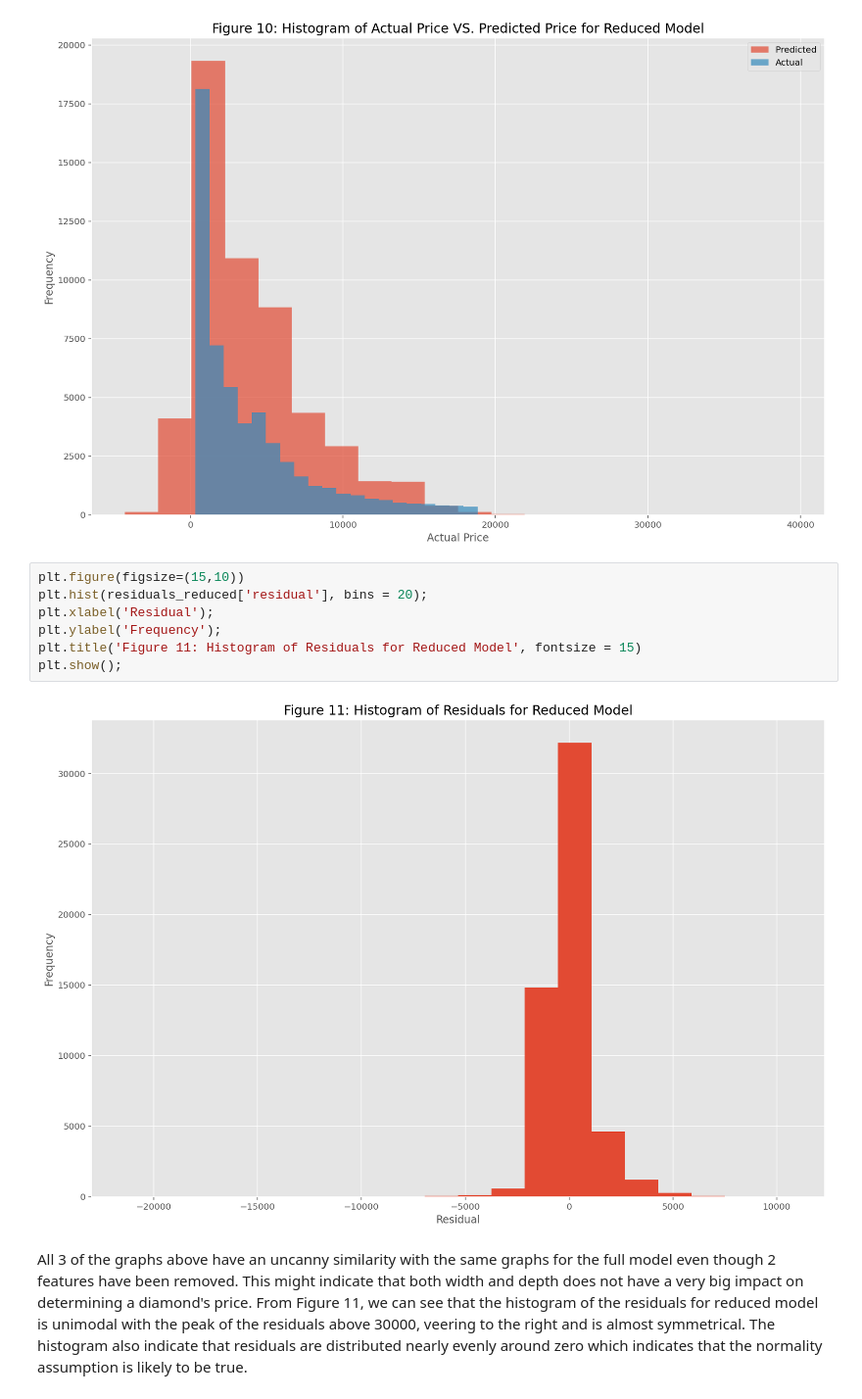
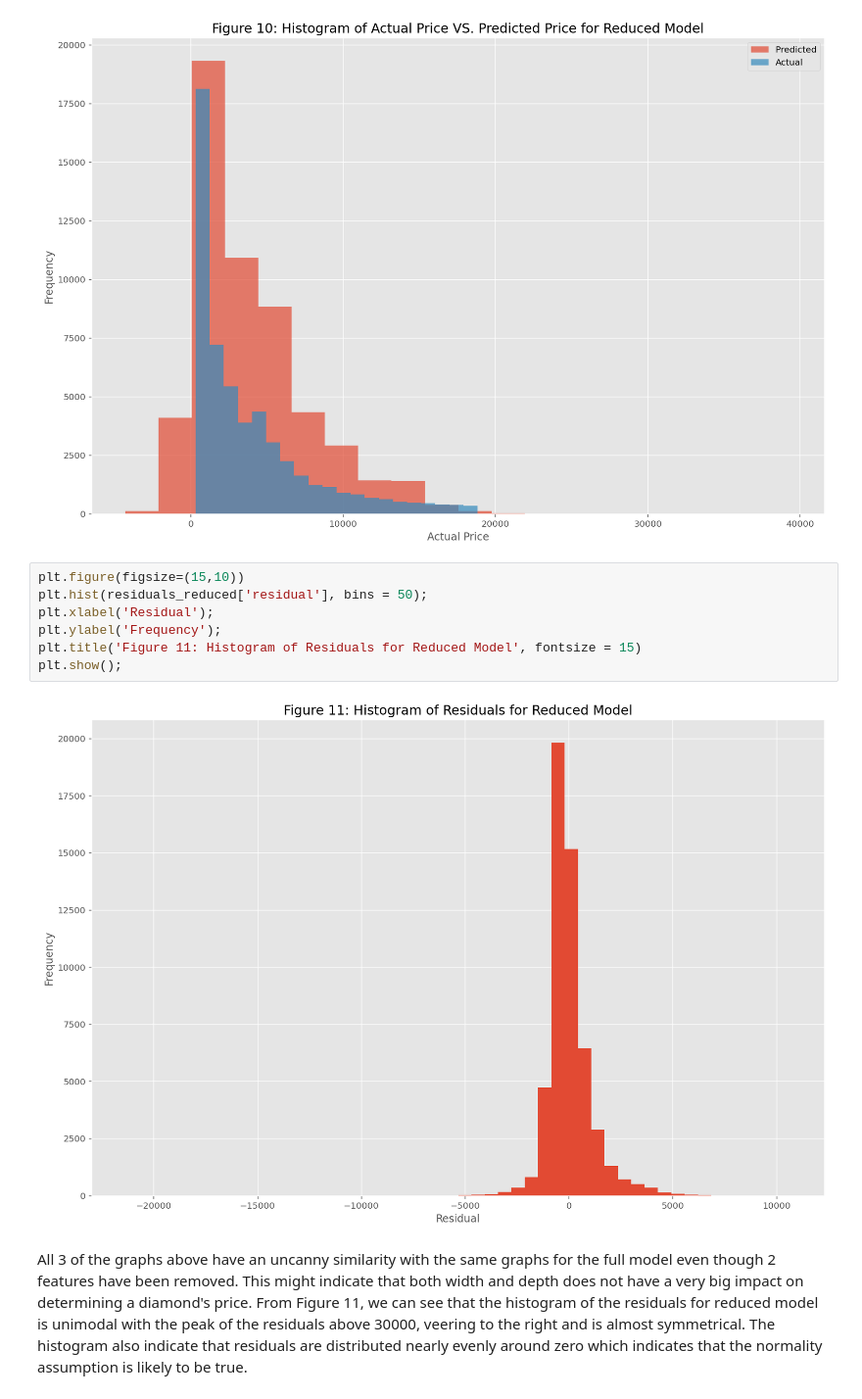
Before and after one commit to s3955624-Chee-Kin-Go/Phase-2, a Jupyter notebook: Phase 2_Group15.ipynb, the cells around one changed output. Shown at 98% size. Saved outputs shown, nothing was run; the diff lists cells and outputs as text.

```diff
--- a/Phase 2_Group15.ipynb
+++ b/Phase 2_Group15.ipynb
@@ -382,13 +382,13 @@ plt.show();
 [figure]
 # %%
 plt.figure(figsize=(15,10))
-plt.hist(residuals_reduced['residual'], bins = 20);
+plt.hist(residuals_reduced['residual'], bins = 50);
 plt.xlabel('Residual');
 plt.ylabel('Frequency');
 plt.title('Figure 11: Histogram of Residuals for Reduced Model', fontsize = 15)
 plt.show();
 # %% [output]
-[figure, old version]
+[figure, new version]
 # %% [markdown]
 All 3 of the graphs above have an uncanny similarity with the same graphs for the full model even though 2 features have been removed. This might indicate that both width and depth does not have a very big impact on determining a diamond's price. From Figure 11, we can see that the histogram of the residuals for reduced model is unimodal with the peak of the residuals above 30000, veering to the right and is almost symmetrical. The histogram also indicate that residuals are distributed nearly evenly around zero which indicates that the normality assumption is likely to be true.
 # %% [markdown]
```
Also changed, not shown: parts of 5 cells of this notebook.
